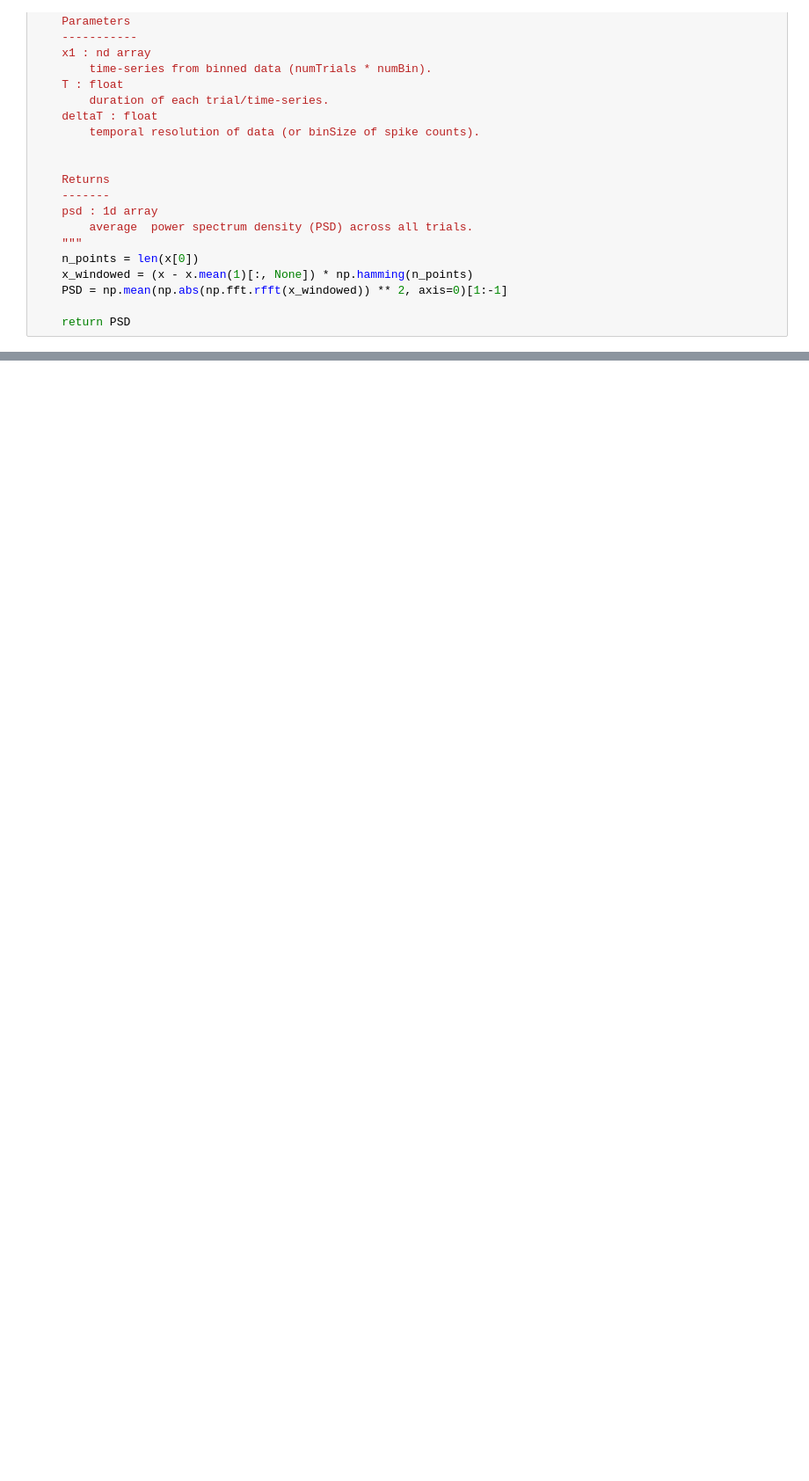
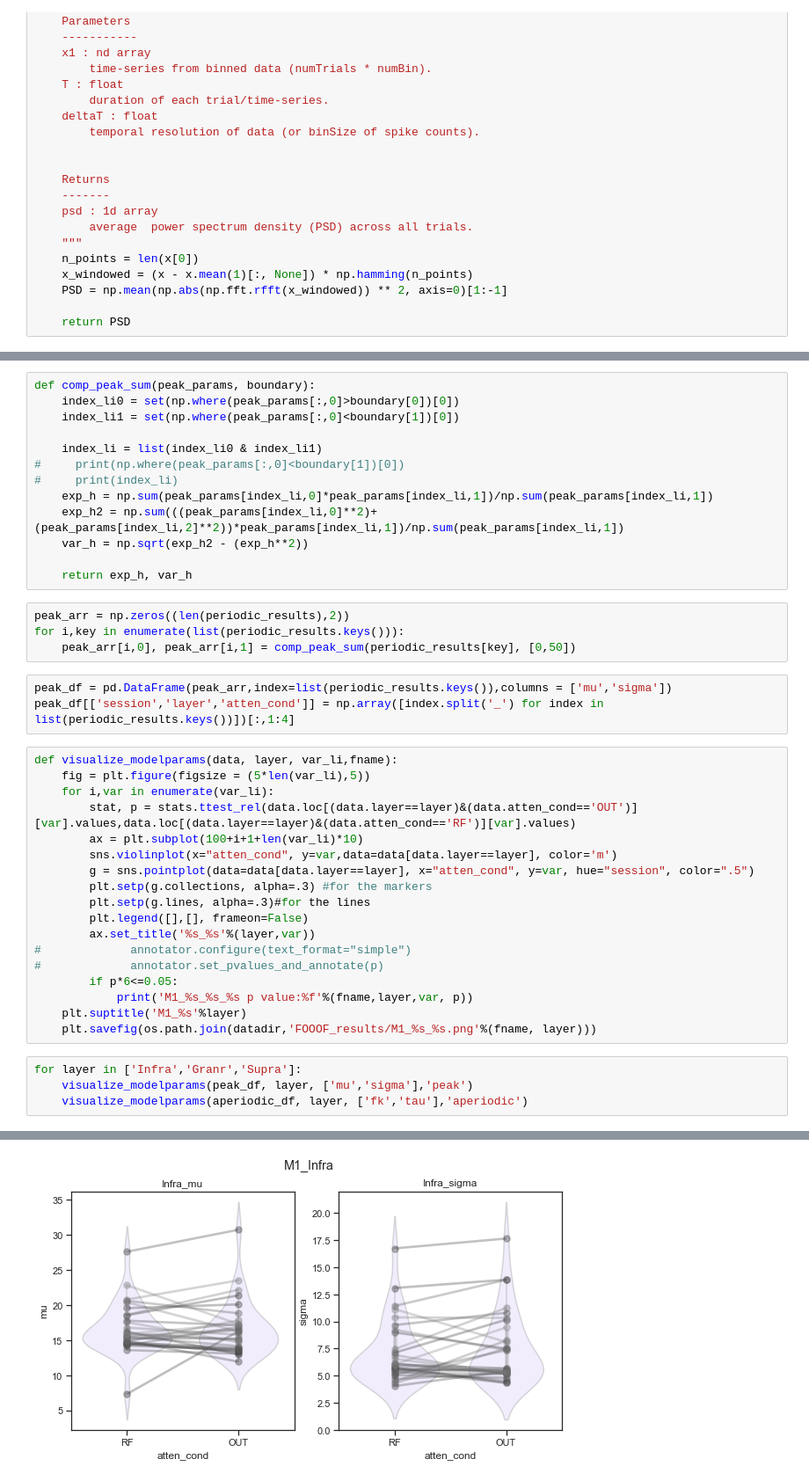
Before and after one commit to AFurryBear/visual_attention_lab_rotation, a Jupyter notebook: step2_modelFitting.ipynb, the cells around one changed output, grey strips where cells are left out. Shown at 88% size. Drawn from its saved outputs; the diff is of its cells as text; blank space fills up the shorter version.

Commit message:
fooof_fitting_M1

```diff
--- a/step2_modelFitting.ipynb
+++ b/step2_modelFitting.ipynb
@@ -533,0 +180,43 @@ stats.uniform(loc=t_min, scale=t_max - t_min)
+# %%
+def comp_peak_sum(peak_params, boundary):
+    index_li0 = set(np.where(peak_params[:,0]>boundary[0])[0])
+    index_li1 = set(np.where(peak_params[:,0]<boundary[1])[0])
+
+    index_li = list(index_li0 & index_li1)
+#     print(np.where(peak_params[:,0]<boundary[1])[0])
+#     print(index_li)
+    exp_h = np.sum(peak_params[index_li,0]*peak_params[index_li,1])/np.sum(peak_params[index_li,1])
+    exp_h2 = np.sum(((peak_params[index_li,0]**2)+(peak_params[index_li,2]**2))*peak_params[index_li,1])/np.sum(peak_params[index_li,1])
+    var_h = np.sqrt(exp_h2 - (exp_h**2))
+
+    return exp_h, var_h
+# %%
+peak_arr = np.zeros((len(periodic_results),2))
+for i,key in enumerate(list(periodic_results.keys())):
+    peak_arr[i,0], peak_arr[i,1] = comp_peak_sum(periodic_results[key], [0,50])
+# %%
+peak_df = pd.DataFrame(peak_arr,index=list(periodic_results.keys()),columns = ['mu','sigma'])
+peak_df[['session','layer','atten_cond']] = np.array([index.split('_') for index in list(periodic_results.keys())])[:,1:4]
+# %%
+def visualize_modelparams(data, layer, var_li,fname):
+    fig = plt.figure(figsize = (5*len(var_li),5))
+    for i,var in enumerate(var_li):
+        stat, p = stats.ttest_rel(data.loc[(data.layer==layer)&(data.atten_cond=='OUT')][var].values,data.loc[(data.layer==layer)&(data.atten_cond=='RF')][var].values)
+        ax = plt.subplot(100+i+1+len(var_li)*10)
+        sns.violinplot(x="atten_cond", y=var,data=data[data.layer==layer], color='m')
+        g = sns.pointplot(data=data[data.layer==layer], x="atten_cond", y=var, hue="session", color=".5")
+        plt.setp(g.collections, alpha=.3) #for the markers
+        plt.setp(g.lines, alpha=.3)#for the lines
+        plt.legend([],[], frameon=False)
+        ax.set_title('%s_%s'%(layer,var))
+#             annotator.configure(text_format="simple")
+#             annotator.set_pvalues_and_annotate(p)
+        if p*6<=0.05:
+            print('M1_%s_%s_%s p value:%f'%(fname,layer,var, p))
+    plt.suptitle('M1_%s'%layer)
+    plt.savefig(os.path.join(datadir,'FOOOF_results/M1_%s_%s.png'%(fname, layer)))
+# %%
+for layer in ['Infra','Granr','Supra']:
+    visualize_modelparams(peak_df, layer, ['mu','sigma'],'peak')
+    visualize_modelparams(aperiodic_df, layer, ['fk','tau'],'aperiodic')
+# %% [output]
@@ -533,0 +230 @@ stats.uniform(loc=t_min, scale=t_max - t_min)
+[figure, added]
```
Also changed, not shown: parts of 23 cells of this notebook.
